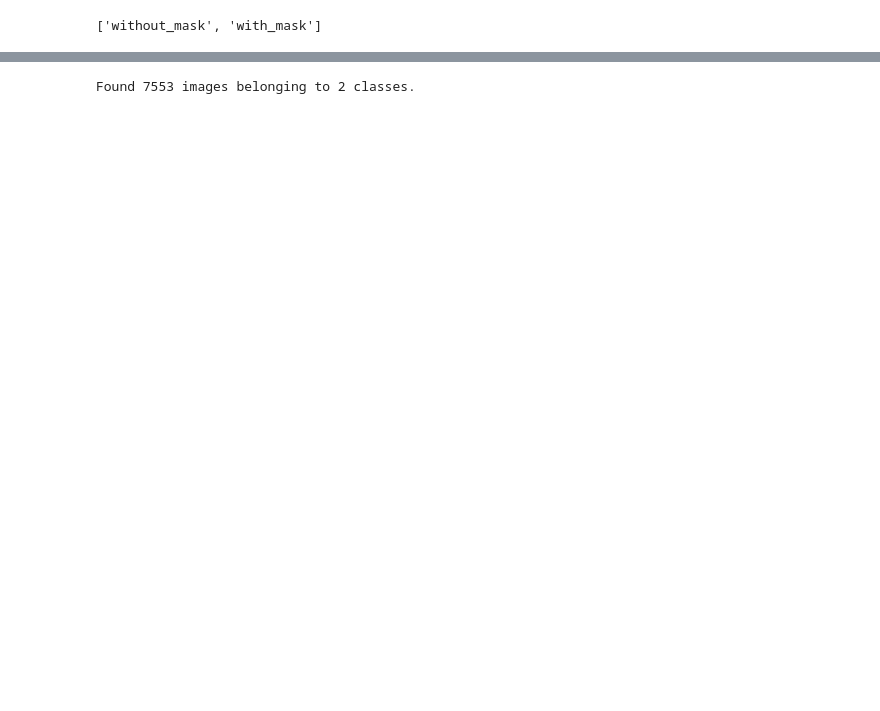
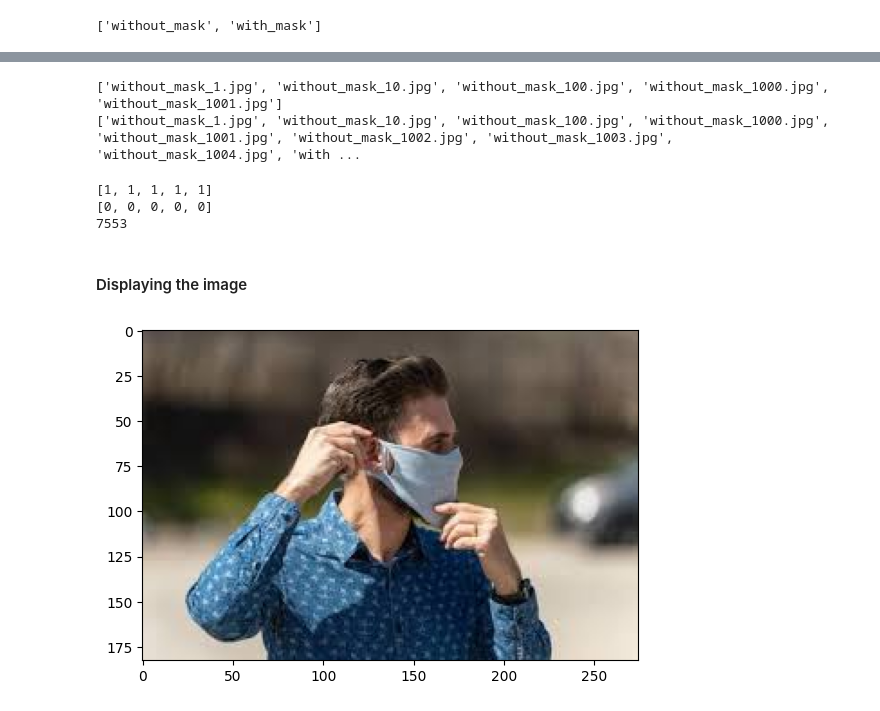
Before and after one commit to harshbhatt15/Additional_Projects, a Jupyter notebook: mask-detection/Face-mask-detection.ipynb, the cells around one changed output, grey strips where cells are left out. Drawn from its saved outputs; the diff is of its cells as text; code cells hidden in the pictures; blank space fills up the shorter version.

```diff
--- a/mask-detection/Face-mask-detection.ipynb
+++ b/mask-detection/Face-mask-detection.ipynb
@@ -22,0 +36,6 @@ Without Mask Images: 3828
+# %%
+print(without_mask_path[0:5])
+print(without_mask_path[0:-5])
+# %% [output]
+['without_mask_1.jpg', 'without_mask_10.jpg', 'without_mask_100.jpg', 'without_mask_1000.jpg', 'without_mask_1001.jpg']
+['without_mask_1.jpg', 'without_mask_10.jpg', 'without_mask_100.jpg', 'without_mask_1000.jpg', 'without_mask_1001.jpg', 'without_mask_1002.jpg', 'without_mask_1003.jpg', 'without_mask_1004.jpg', 'with ...
@@ -23,11 +45,19 @@ Without Mask Images: 3828
 # %%
-datagen = ImageDataGenerator(rescale=1./255)
+labels = with_mask_path + without_mask_path
 
-data = datagen.flow_from_directory(
-    r'D:\csv\archive (1)\data',
-    target_size=(150,150),
-    batch_size=32,
-    class_mode='binary'
-)
+print(labels[0:5])
+print(labels[-5:])
+print(len(labels))
 # %% [output]
-Found 7553 images belonging to 2 classes.
+[1, 1, 1, 1, 1]
+[0, 0, 0, 0, 0]
+7553
+# %% [markdown]
+#### Displaying the image
+# %%
+# displaying with mask images
+img = mpimg.imread('D:/csv/archive (1)/data/with_mask/with_mask_2590.jpg')
+imgplot = plt.imshow(img)
+plt.show()
+# %% [output]
+[figure, added]
```
Also changed, not shown: parts of 10 cells of this notebook.
